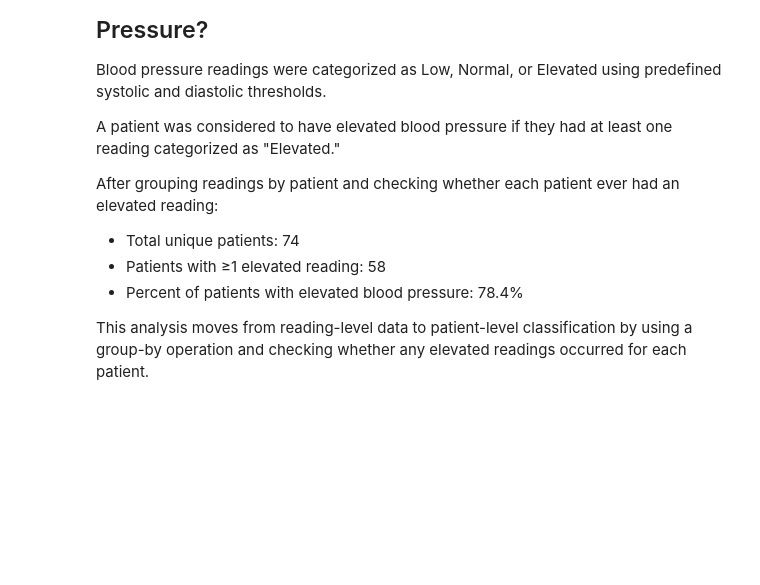
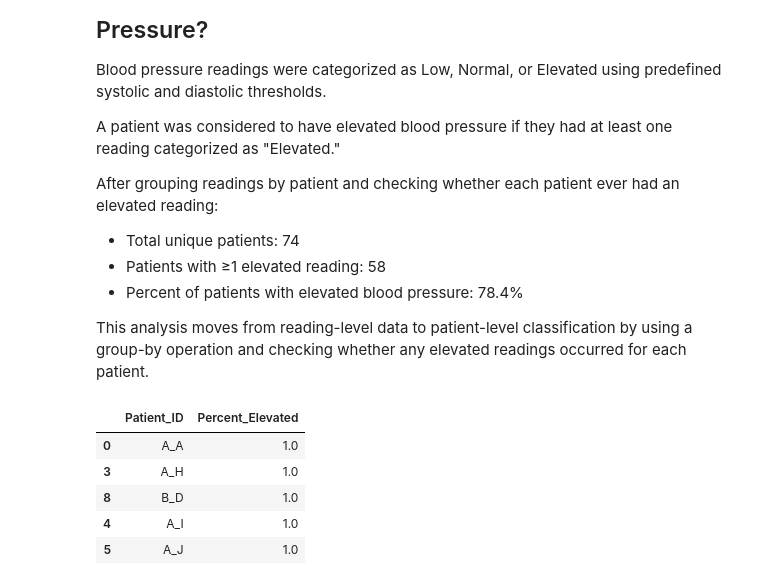
Before and after one commit to nwiggs/blood-pressure-analysis, a Jupyter notebook: blood_pressure_analysis.ipynb, the cells around one changed output. Drawn from its saved outputs; the diff is of its cells as text; code cells hidden in the pictures; blank space fills up the shorter version.

```diff
--- a/blood_pressure_analysis.ipynb
+++ b/blood_pressure_analysis.ipynb
@@ -103,3 +109,22 @@ After grouping readings by patient and checking whether each patient ever had an
 - Percent of patients with elevated blood pressure: 78.4%
 
 This analysis moves from reading-level data to patient-level classification by using a group-by operation and checking whether any elevated readings occurred for each patient.
+# %%
+# create a visualization for elevated BP, interested in pt with uncontrolled BP
+# Calculate percent elevated readings per patient
+patient_summary = (
+    df.groupby("Patient_ID")["is_elevated"]
+      .mean()
+      .reset_index()
+)
+
+patient_summary.columns = ["Patient_ID", "Percent_Elevated"]
+
+patient_summary.sort_values("Percent_Elevated", ascending=False).head()
+# %% [output]
+|  | Patient_ID | Percent_Elevated |
+| 0 | A_A | 1.0 |
+| 3 | A_H | 1.0 |
+| 8 | B_D | 1.0 |
+| 4 | A_I | 1.0 |
+| 5 | A_J | 1.0 |
```
Also changed, not shown: parts of 9 cells of this notebook.
